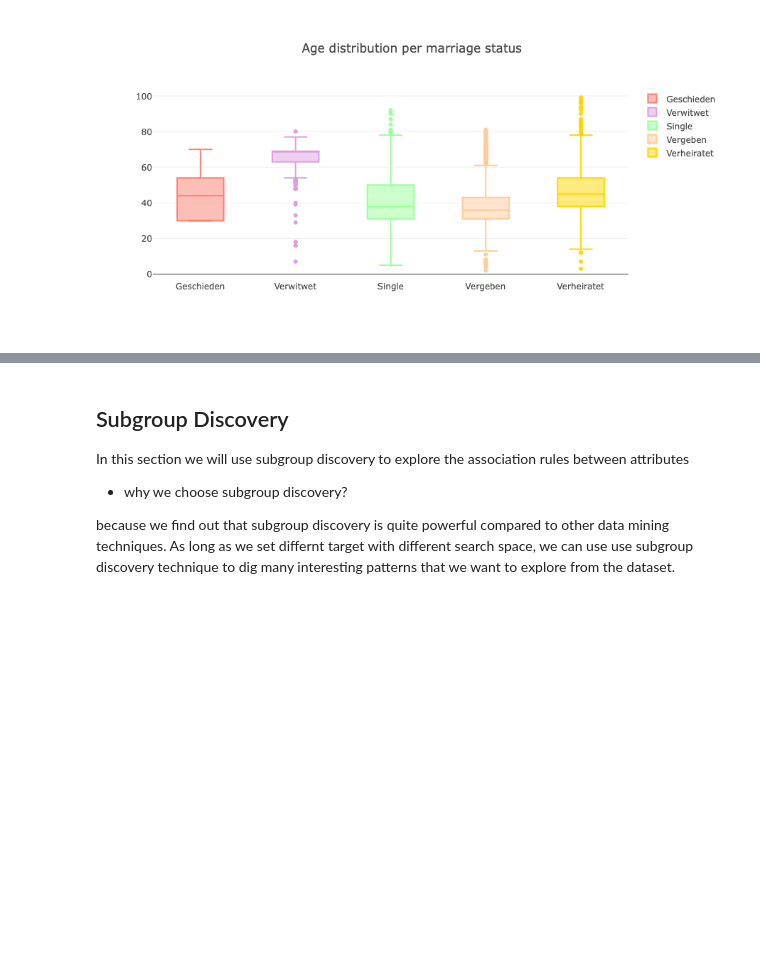
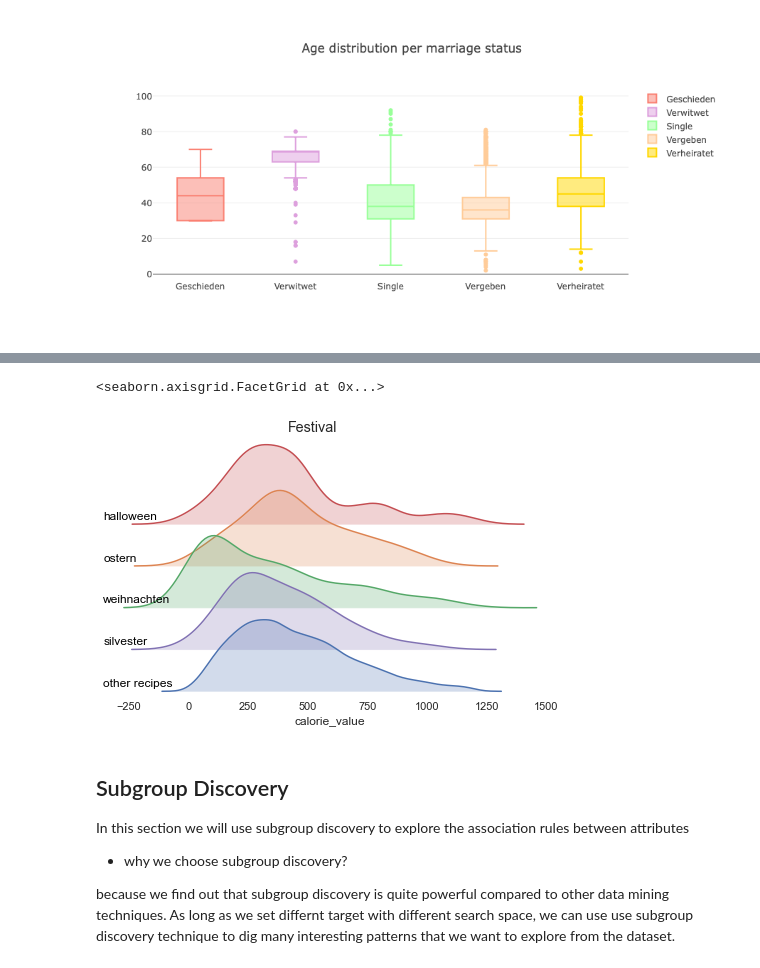
Before and after one commit to sunwen0120/Pratikum_chefkoch, a Jupyter notebook: submit code/Data analysis/Section_3&4_part1.ipynb, the cells around one changed output, grey strips where cells are left out. Saved outputs shown, nothing was run; the diff lists cells and outputs as text; code cells hidden in the pictures; blank space fills up the shorter version.

```diff
--- a/submit code/Data analysis/Section_3&4_part1.ipynb
+++ b/submit code/Data analysis/Section_3&4_part1.ipynb
@@ -245,3 +433,43 @@ iplot(fig, filename = "Box Plot Styling Outliers")
+# %%
+df_r_3 = df_ridge
+# add one column 'festival' to store the tags of 'festival'
+df_r_3['festival']='other recipes'
+for i in range(len(df_r_3)):
+    tags = df_r_3.loc[i]['tags']
+    tags = tags_preprocessing(tags)
+    if "halloween" in tags :
+        df_r_3.at[i,'festival'] ='halloween'
+    if "ostern" in tags:
+        df_r_3.at[i,'festival'] ='ostern'
+    if "weihnachten" in tags:
+        df_r_3.at[i,'festival'] ='weihnachten'
+    if "silvester" in tags:
+        df_r_3.at[i,'festival'] ='silvester'
+
+df_r_3 = df_r_3[(df_r_3["calorie_value"]>1) & (df_r_3["calorie_value"]<1200)]
+# %%
+sns.set(style="white", rc={"axes.facecolor": (0, 0, 0, 0)})
+pal = sns.cubehelix_palette(10, rot=-.25, light=.7)
+
+g = sns.FacetGrid(df_r_3, row="festival", hue="festival",row_order=['halloween','ostern',
+                                                                             'weihnachten','silvester','other recipes'],
+                 aspect=8, height=0.9)
+
+g.map(sns.kdeplot, "calorie_value", clip_on=False, shade=True)
+
+def label(x, color, label):
+    ax = plt.gca()
+    ax.text(0, .1, label, fontweight="normal", color='black',
+            ha="left", va="center",transform=ax.transAxes)
+g.map(label, "calorie_value")
+g.fig.subplots_adjust(hspace=-.50)
+g.set_titles("")
+g.set(yticks=[])
+g.fig.suptitle('Festival')
+g.despine(bottom=True, left=True)
+# %% [output]
+<seaborn.axisgrid.FacetGrid at 0x...>
+[figure, added]
 # %% [markdown]
 ## Subgroup Discovery
 
```
Also changed, not shown: parts of 23 cells of this notebook.
